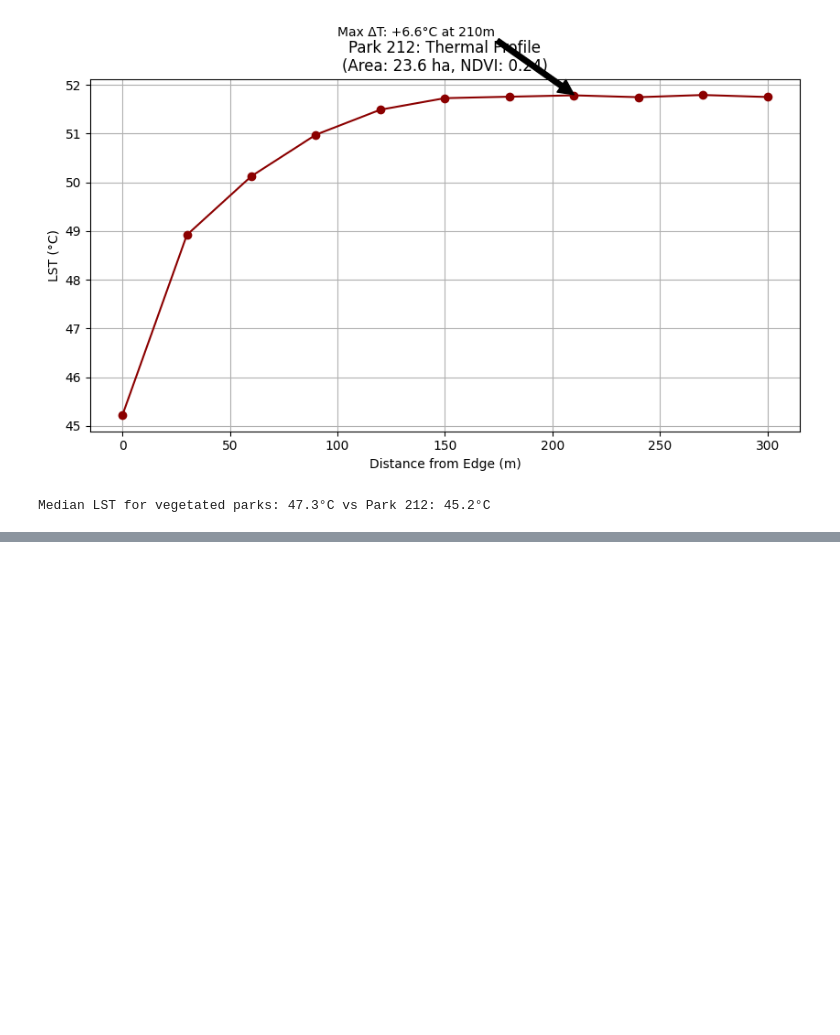
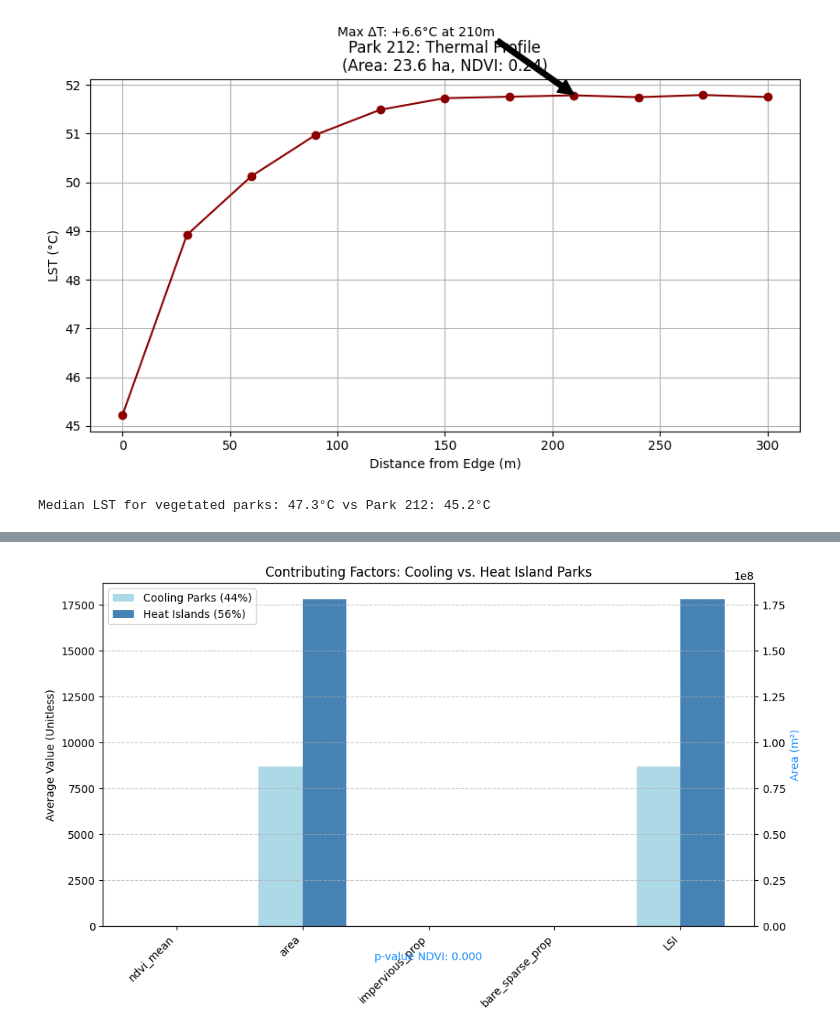
Before and after one commit to NourahAlhosain/CASA-Disso-25, a Jupyter notebook: 05_CoolingImpactCalculations_300m_Overlap.ipynb, the cells around one changed output, grey strips where cells are left out. Drawn from its saved outputs; the diff is of its cells as text; code cells hidden in the pictures; blank space fills up the shorter version.

```diff
--- a/05_CoolingImpactCalculations_300m_Overlap.ipynb
+++ b/05_CoolingImpactCalculations_300m_Overlap.ipynb
@@ -409,0 +492,47 @@ Median LST for vegetated parks: 47.3°C vs Park 212: 45.2°C
+# %%
+import matplotlib.pyplot as plt
+from scipy.stats import ttest_ind
+
+# Separate cooling and heat island parks
+cooling_parks = parks_gdf[parks_gdf['max_cooling'] < 0]
+heat_islands = parks_gdf[parks_gdf['max_cooling'] > 0]
+
+# Calculate average values for key factors
+factors = ['ndvi_mean', 'area_m2', 'impervious_prop', 'bare_sparse_prop', 'LSI']
+cooling_avg = cooling_parks[factors].mean()
+heat_avg = heat_islands[factors].mean()
+
+# Perform t-test for NDVI to check significance
+t_stat, p_value = ttest_ind(cooling_parks['ndvi_mean'], heat_islands['ndvi_mean'])
+sig_note = f"p-value NDVI: {p_value:.3f}" if p_value < 0.05 else f"p-value NDVI: {p_value:.3f} (ns)"
+
+# Create grouped bar chart with dual y-axes
+x = np.arange(len(factors))
+width = 0.35
+
+fig, ax1 = plt.subplots(figsize=(10, 6))
+bars1 = ax1.bar(x - width/2, [cooling_avg[f] for f in factors[:-1]] + [cooling_avg['area_m2']], width,
+                label='Cooling Parks (44%)', color='#ADD8E6')
+bars2 = ax1.bar(x + width/2, [heat_avg[f] for f in factors[:-1]] + [heat_avg['area_m2']], width,
+                label='Heat Islands (56%)', color='#4682B4')
+
+# Secondary y-axis for area_m2
+ax2 = ax1.twinx()
+ax2.set_ylim(ax1.get_ylim()[0] * 10000, ax1.get_ylim()[1] * 10000)  # Scale to m²
+ax2.set_ylabel('Area (m²)', fontsize=10, color='#1E90FF')
+ax1.set_ylabel('Average Value (Unitless)', fontsize=10)
+
+# Customize plot
+ax1.set_title('Contributing Factors: Cooling vs. Heat Island Parks', fontsize=12)
+ax1.set_xticks(x)
+ax1.set_xticklabels([f.replace('_m2', '') for f in factors], rotation=45, ha='right')
+ax1.legend(loc='upper left')
+ax1.grid(axis='y', linestyle='--', alpha=0.7)
+
+
+ax1.text(0.5, -0.1, sig_note, transform=ax1.transAxes, ha='center', color='#1E90FF')
+
+plt.tight_layout()
+plt.show()
+# %% [output]
+[figure, added]
```
Also changed, not shown: parts of 9 cells of this notebook, 4 other files.
